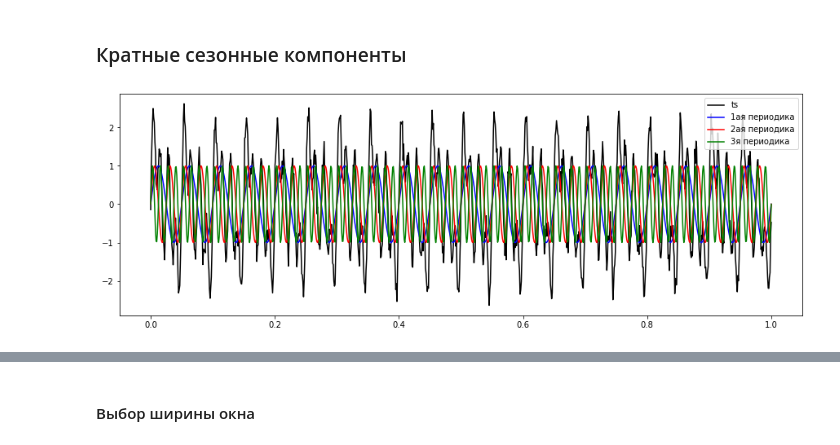
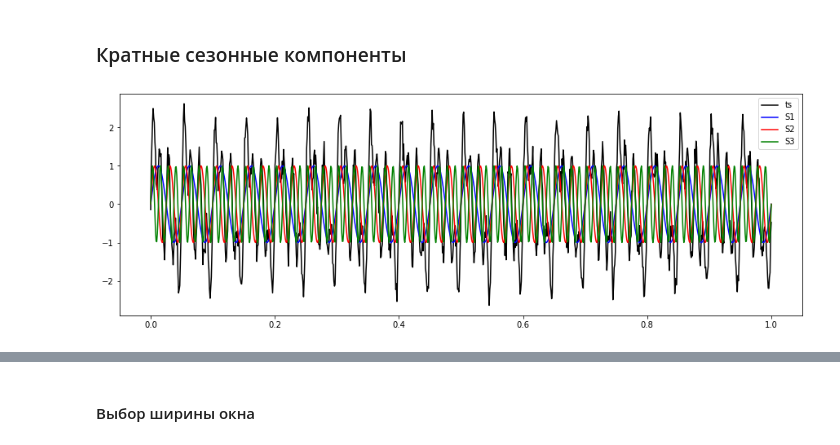
Before and after one commit to euloo/time-series, a Jupyter notebook: 9-timeSeries-0.ipynb, the cells around one changed output, grey strips where cells are left out. Drawn from its saved outputs; the diff is of its cells as text; code cells hidden in the pictures.

```diff
--- a/9-timeSeries-0.ipynb
+++ b/9-timeSeries-0.ipynb
@@ -35,12 +43,10 @@ S = S1 + S2 + S3 + noise
 # %%
 plt.figure(figsize = (15, 5))
 plt.plot(t, S, 'k', label = 'ts')
-plt.plot(t, S1, 'b', label = '1ая периодика')
-plt.plot(t, S2, 'r', label = '2ая периодика')
-plt.plot(t, S3, 'g', label = '3я периодика')
-#plt.axvline(x=0)
-#plt.axvline(x=0.05)
+plt.plot(t, S1, 'b', label = 'S1')
+plt.plot(t, S2, 'r', label = 'S2')
+plt.plot(t, S3, 'g', label = 'S3')
 plt.legend()
 plt.show()
 # %% [output]
-[figure, old version]
+[figure, new version]
```
Also changed, not shown: parts of 61 cells of this notebook, 1 other file.
